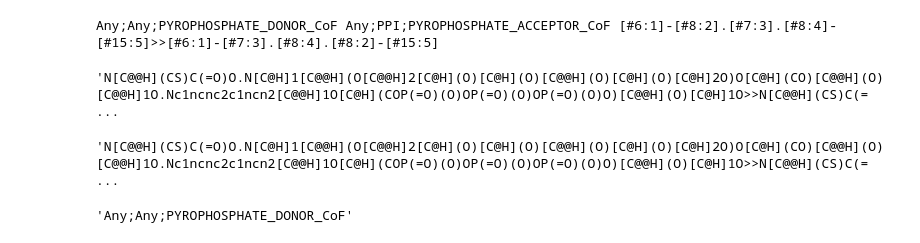
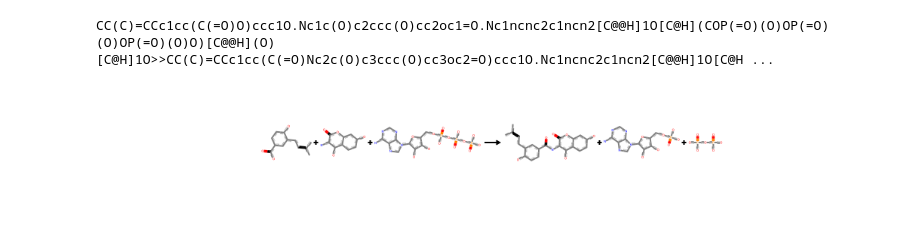
Before and after one commit to yashchainani21/RxnTools, a Jupyter notebook: notebooks/prototype_running_reaction.ipynb, the cells around one changed output. Saved outputs shown, nothing was run; the diff lists cells and outputs as text; code cells hidden in the pictures.

```diff
--- a/notebooks/prototype_running_reaction.ipynb
+++ b/notebooks/prototype_running_reaction.ipynb
@@ -16,27 +13,17 @@ KEGG_processed_df = pd.read_parquet("../data/processed/enzymemap_KEGG_JN_mapped_
-# %%
-query_rule = 'rule0067'
-reactant_codes = JN_rules_df[JN_rules_df['Name'] == query_rule]['Reactants'].values[0]
-product_codes = JN_rules_df[JN_rules_df['Name'] == query_rule]['Products'].values[0]
-rxn_SMARTS = JN_rules_df[JN_rules_df['Name'] == query_rule]['SMARTS'].values[0]
-print(reactant_codes, product_codes, rxn_SMARTS)
-# %% [output]
-Any;Any;PYROPHOSPHATE_DONOR_CoF Any;PPI;PYROPHOSPHATE_ACCEPTOR_CoF [#6:1]-[#8:2].[#7:3].[#8:4]-[#15:5]>>[#6:1]-[#7:3].[#8:4].[#8:2]-[#15:5]
-# %%
-KEGG_processed_df[KEGG_processed_df['top_mapped_operator']==query_rule]['unmapped'].to_list()[0]
-# %% [output]
-'N[C@@H](CS)C(=O)O.N[C@H]1[C@@H](O[C@@H]2[C@H](O)[C@H](O)[C@@H](O)[C@H](O)[C@H]2O)O[C@H](CO)[C@@H](O)[C@@H]1O.Nc1ncnc2c1ncn2[C@@H]1O[C@H](COP(=O)(O)OP(=O)(O)OP(=O)(O)O)[C@@H](O)[C@H]1O>>N[C@@H](CS)C(= ...
-# %%
-KEGG_processed_df[KEGG_processed_df['top_mapped_operator']==rule_ID]['unmapped'].to_list()[0]
-# %% [output]
-'N[C@@H](CS)C(=O)O.N[C@H]1[C@@H](O[C@@H]2[C@H](O)[C@H](O)[C@@H](O)[C@H](O)[C@H]2O)O[C@H](CO)[C@@H](O)[C@@H]1O.Nc1ncnc2c1ncn2[C@@H]1O[C@H](COP(=O)(O)OP(=O)(O)OP(=O)(O)O)[C@@H](O)[C@H]1O>>N[C@@H](CS)C(= ...
 # %%
 rule_ID = 'rule0067'
+rxn_idx = 1
+example_rxn = KEGG_processed_df[KEGG_processed_df["top_mapped_operator"]==rule_ID]["unmapped"].to_list()[rxn_idx]
+print('')
+print(example_rxn)
+print('')
+display(AllChem.ReactionFromSmarts(example_rxn))
+
 rule_df = JN_rules_df
 rule_SMARTS: str = rule_df[rule_df["Name"]==rule_ID]["SMARTS"].values[0] # of the form 'Any.NAD_CoF>>Any;NADH_CoF'
 reactant_codes: str = rule_df[rule_df["Name"]==rule_ID]["Reactants"].values[0] # e.g., 'Any;NAD_CoF'
 product_codes: str = rule_df[rule_df["Name"]==rule_ID]["Products"].values[0] # e.g., 'Any;NADH_CoF'
+# %% [output]
+CC(C)=CCc1cc(C(=O)O)ccc1O.Nc1c(O)c2ccc(O)cc2oc1=O.Nc1ncnc2c1ncn2[C@@H]1O[C@H](COP(=O)(O)OP(=O)(O)OP(=O)(O)O)[C@@H](O)[C@H]1O>>CC(C)=CCc1cc(C(=O)Nc2c(O)c3ccc(O)cc3oc2=O)ccc1O.Nc1ncnc2c1ncn2[C@@H]1O[C@H ...
+[figure, added]
-# %%
-reactant_codes
-# %% [output]
-'Any;Any;PYROPHOSPHATE_DONOR_CoF'
 # %%
```
Also changed, not shown: parts of 10 cells of this notebook.
